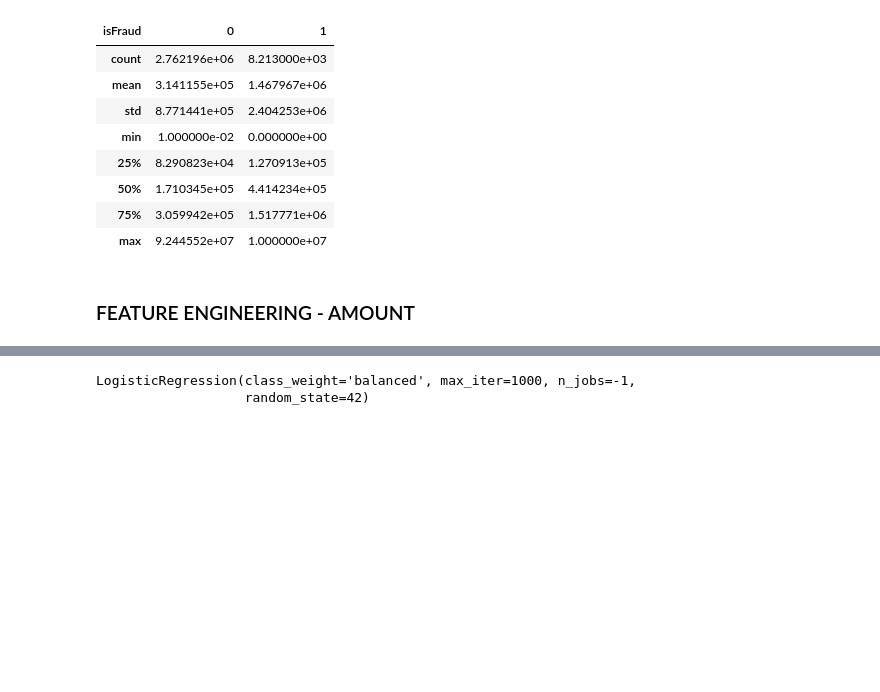
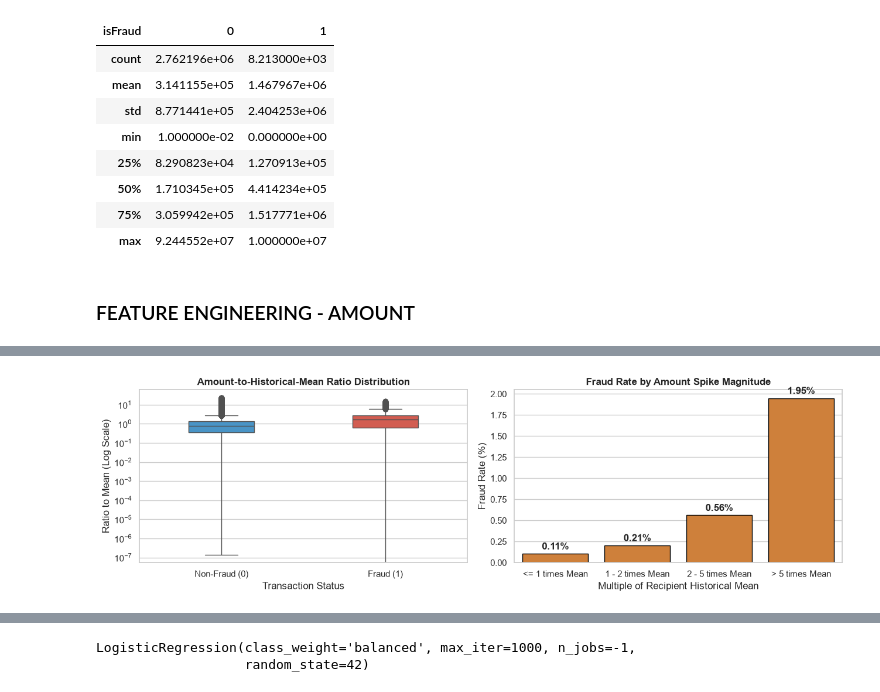
Before and after one commit to hoang2008an/Nhom01_GDG, a Jupyter notebook: notebooks/paysim/paysim_fraud_detection.ipynb, the cells around one changed output, grey strips where cells are left out. Drawn from its saved outputs; the diff is of its cells as text; code cells hidden in the pictures; blank space fills up the shorter version.

```diff
--- a/notebooks/paysim/paysim_fraud_detection.ipynb
+++ b/notebooks/paysim/paysim_fraud_detection.ipynb
@@ -292,0 +309,41 @@ df
+# %%
+
+df_multi_dest = df_eda[df_eda['dest_tx_count'] > 1].copy()
+
+fig, axes = plt.subplots(1, 2, figsize=(13, 4))
+
+# Chart: Boxplot of amount-to-mean ratio
+sns.boxplot(
+    data=df_multi_dest, x='isFraud', y='amount_to_dest_mean_ratio',
+    palette=['#3498db', '#e74c3c'], width=0.4, ax=axes[0]
+)
+axes[0].set_yscale('log')
+axes[0].set_title('Amount-to-Historical-Mean Ratio Distribution', fontweight='bold')
+axes[0].set_xticklabels(['Non-Fraud (0)', 'Fraud (1)'])
+axes[0].set_ylabel('Ratio to Mean (Log Scale)')
+axes[0].set_xlabel('Transaction Status')
+
+# Chart: Fraud rate by amount spike magnitude
+df_multi_dest['spike_group'] = pd.cut(
+    df_multi_dest['amount_to_dest_mean_ratio'],
+    bins=[0, 1, 2, 5, 100],
+    labels=['<= 1 times Mean', '1 - 2 times Mean', '2 - 5 times Mean', '> 5 times Mean']
+)
+fraud_rate_q4 = df_multi_dest.groupby('spike_group', observed=False)['isFraud'].mean() * 100
+
+sns.barplot(
+    x=fraud_rate_q4.index, y=fraud_rate_q4.values,
+    color='#e67e22', edgecolor='black', ax=axes[1]
+)
+axes[1].set_title('Fraud Rate by Amount Spike Magnitude', fontweight='bold')
+axes[1].set_xlabel('Multiple of Recipient Historical Mean')
+axes[1].set_ylabel('Fraud Rate (%)')
+
+# Data labels above bars
+for i, v in enumerate(fraud_rate_q4.values):
+    axes[1].text(i, v + 0.05, f"{v:.2f}%", ha='center', fontweight='bold')
+
+plt.tight_layout()
+plt.show()
+# %% [output]
+[figure, added]
```
Also changed, not shown: parts of 18 cells of this notebook.
